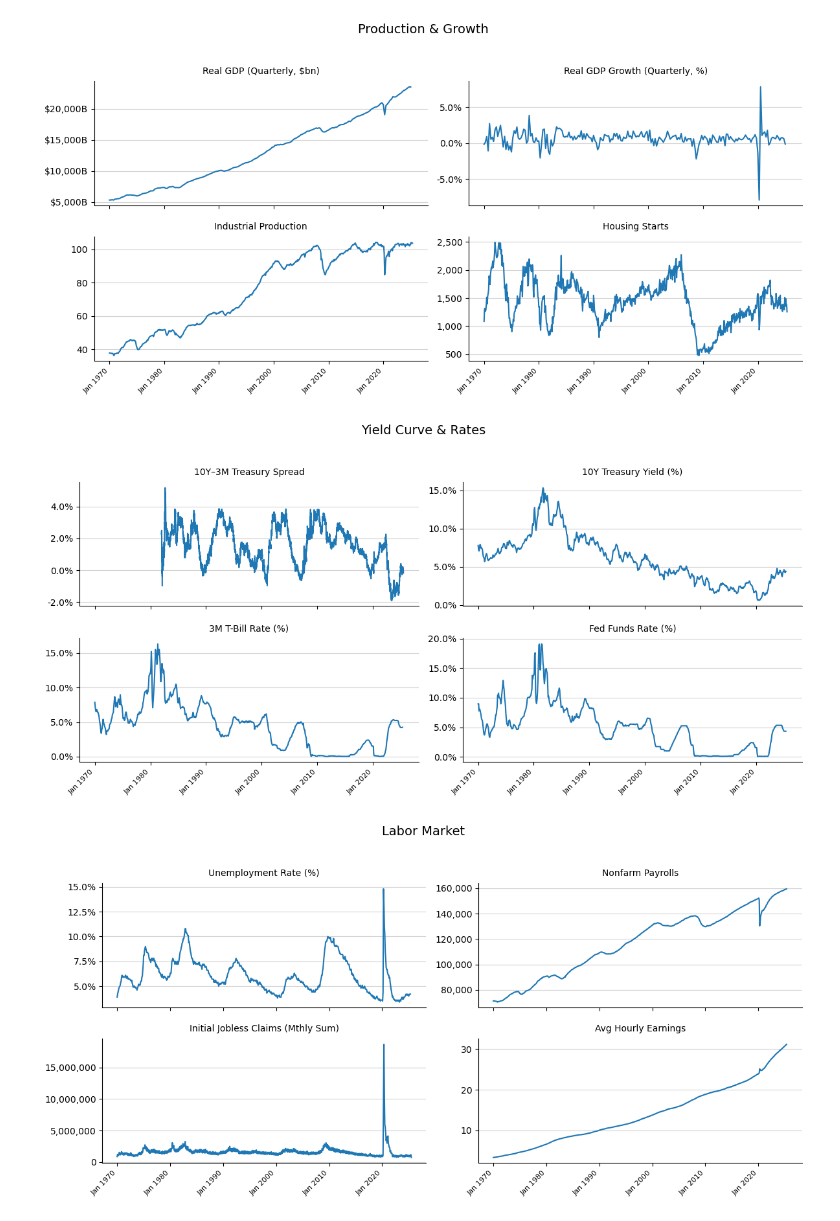
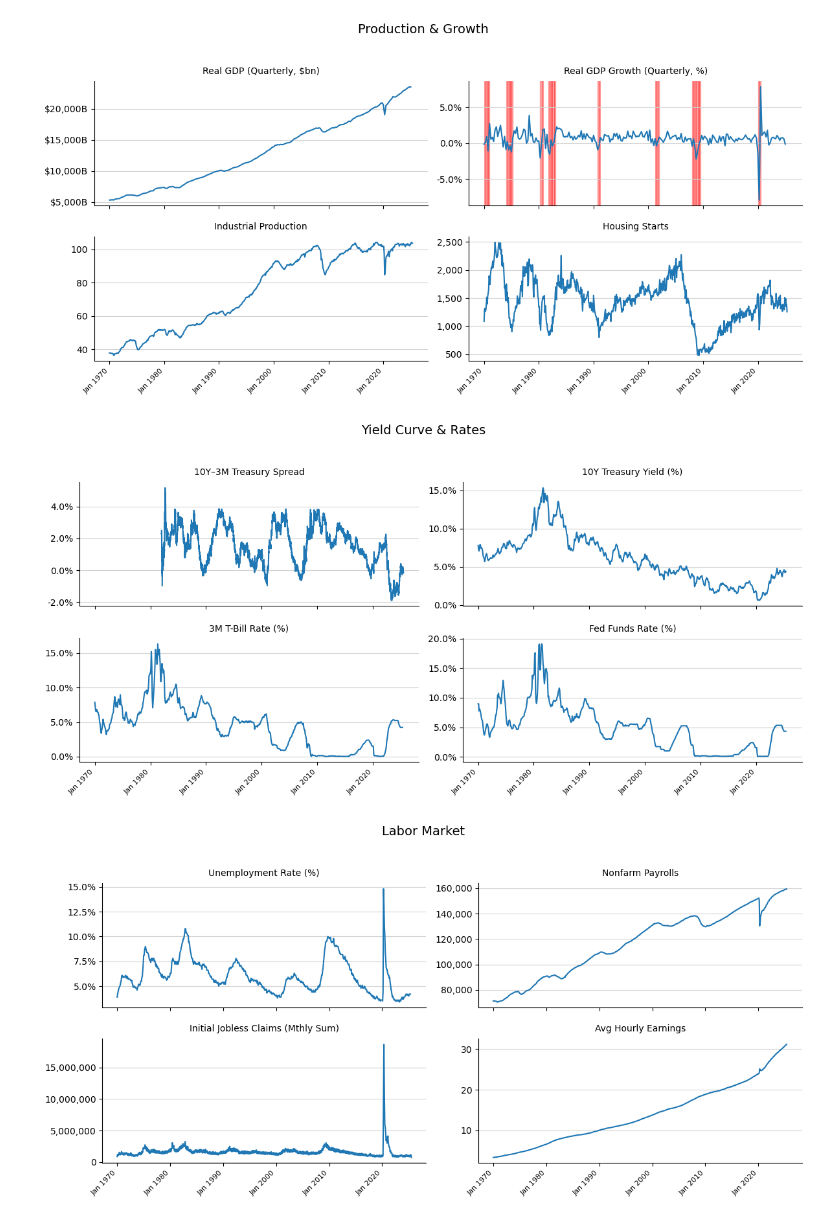
Before and after one commit to pabloandrewguevara/econ-recession-analysis, a Jupyter notebook: notebooks/eda/fred.ipynb, the cells around one changed output. Cells and saved outputs as stored; diff of their text form; code cells hidden in the pictures.

Commit message:
added highlighting for recession quarters

```diff
--- a/notebooks/eda/fred.ipynb
+++ b/notebooks/eda/fred.ipynb
@@ -108,9 +108,9 @@ for grp_name, sids in groups.items():
             continue
 
         # Shade recessions only for GDPC1
-        #if sid == 'GDPC1_GROWTH':
-        #    for start, end in recession_spans:
-        #        ax.axvspan(start, end, color='red', alpha=0.3)
+        if sid == 'GDPC1_GROWTH':
+            for start, end in recession_spans:
+                ax.axvspan(start, end, color='red', alpha=0.3)
 
         ax.plot(ts.index, ts.values, linewidth=1.5)
         ax.set_title(labels[sid], fontsize=10, pad=8)
@@ -119,34 +119,34 @@ for grp_name, sids in groups.items():
         # X-axis formatting
         ax.xaxis.set_major_locator(mdates.AutoDateLocator())
         ax.xaxis.set_major_formatter(mdates.DateFormatter('%b %Y'))
         plt.setp(ax.get_xticklabels(), rotation=45, ha='right', fontsize=8)
 
         # Y-axis formatting
         lbl = labels[sid]
         if '%' in lbl or 'Yield' in lbl or 'Spread' in lbl:
             fmt = lambda x, _: f"{x:.1f}%"
         elif '$bn' in lbl:
             fmt = lambda x, _: f"${x:,.0f}B"
         elif '$' in lbl:
             fmt = lambda x, _: f"${x:,.0f}"
         else:
             fmt = lambda x, _: f"{x:,.0f}"
         ax.yaxis.set_major_formatter(plt.FuncFormatter(fmt))
 
         # Clean spines
         ax.spines['top'].set_visible(False)
         ax.spines['right'].set_visible(False)
 
     # Turn off any extra subplots
     for ax in axes[n:]:
         ax.axis('off')
 
     # Title and layout adjustments
     fig.suptitle(grp_name, fontsize=14, y=0.98)
     fig.tight_layout(rect=[0, 0, 1, 0.95], h_pad=1.5, w_pad=1.0)
     plt.show()
 # %% [output]
-[figure, old version]
+[figure, new version]
 [figure]
 [figure]
 [figure]
```
